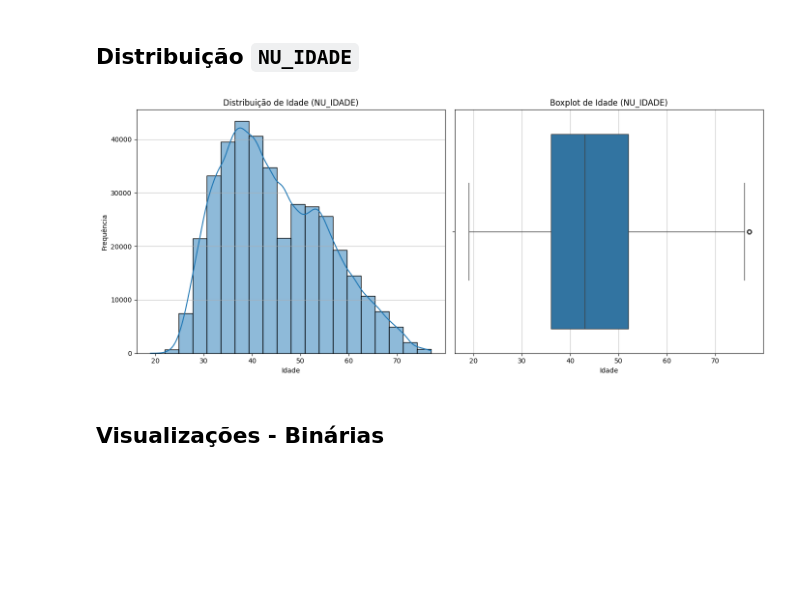
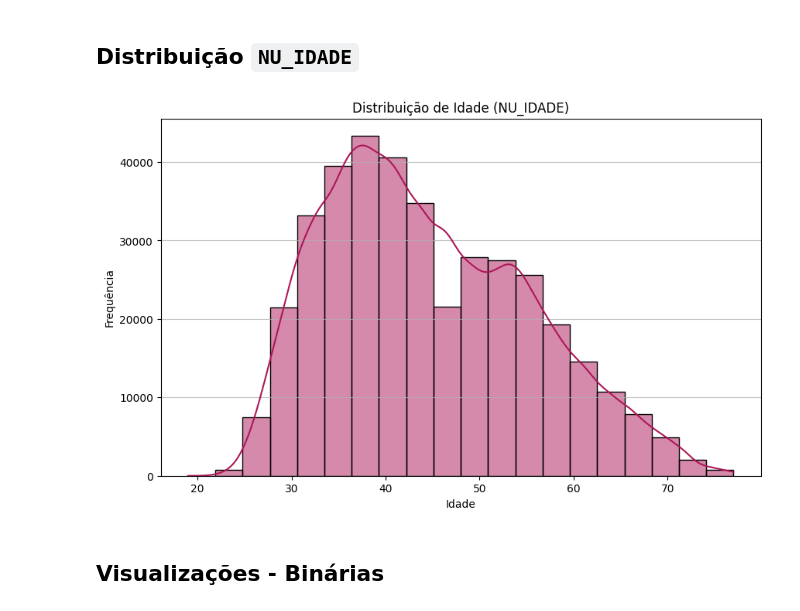
Before and after one commit to leandrottelles/ufu, a Jupyter notebook: Quem_produz_pesquisa_e_em_quais_condições_institucionais.ipynb, the cells around one changed output. Cells and saved outputs as stored; diff of their text form; code cells hidden in the pictures; blank space fills up the shorter version.

```diff
--- a/Quem_produz_pesquisa_e_em_quais_condições_institucionais.ipynb
+++ b/Quem_produz_pesquisa_e_em_quais_condições_institucionais.ipynb
@@ -605,19 +605,20 @@ Estatísticas descritivas (média, mediana, desvio padrão, quartis) e checagens
 
 Essas inspeções fundamentam escolhas subsequentes, como tratamento de outliers, agregação de categorias de baixa frequência e necessidade de técnicas de reamostragem.
 # %%
+colunas = [c for c in df_docente_anonimizado.columns if c != "NU_IDADE"]
+cor = sns.color_palette("rocket", 6)[2]  # tom intermediário da paleta
+
+
 fig, axes = plt.subplots(4, 4, figsize=(12, 10))
 axes = axes.flatten()
 
-for ax, col in zip(axes, df_docente_anonimizado.columns):
-    if df_docente_anonimizado[col].dtype.name == "category":
-        df_docente_anonimizado[col].value_counts().plot.bar(ax=ax)
-        ax.set_title(col)
-    else:
-        sns.histplot(df_docente_anonimizado[col], ax=ax, kde=True)
-        ax.set_title(col)
+for ax, col in zip(axes, colunas):
+    serie = df_docente_anonimizado[col]
+    serie.value_counts().plot.bar(ax=ax, color=cor)
+    ax.set_title(col)
 
 # Remove axes não usados
-for j in range(len(df_docente_anonimizado.columns), len(axes)):
+for j in range(len(colunas), len(axes)):
     fig.delaxes(axes[j])
 
 plt.tight_layout()
@@ -1154,33 +1190,24 @@ plt.show()
 # %% [markdown]
 ## Distribuição `NU_IDADE`
 # %%
-fig, axes = plt.subplots(1, 2, figsize=(14, 6))
+cor = sns.color_palette("rocket", 6)[2]  # tom intermediário da paleta
 
-# --- Histograma ---
+fig, axes = plt.subplots(1, 1, figsize=(10,6))
 sns.histplot(
-    df_treinamento['NU_IDADE'],
+    data=df_treinamento,
+    x='NU_IDADE',
     bins=20,
     kde=True,
-    ax=axes[0]
+    ax=axes,
+    color=cor
 )
-axes[0].set_title('Distribuição de Idade (NU_IDADE)')
-axes[0].set_xlabel('Idade')
-axes[0].set_ylabel('Frequência')
-axes[0].grid(axis='y', alpha=0.75)
-
-# --- Boxplot ---
-sns.boxplot(
-    x=df_treinamento['NU_IDADE'],
-    ax=axes[1]
-)
-axes[1].set_title('Boxplot de Idade (NU_IDADE)')
-axes[1].set_xlabel('Idade')
-axes[1].grid(axis='x', alpha=0.75)
-
-plt.tight_layout()
+axes.set_title('Distribuição de Idade (NU_IDADE)')
+axes.set_xlabel('Idade')
+axes.set_ylabel('Frequência')
+axes.grid(axis='y', alpha=0.75)
 plt.show()
 # %% [output]
-[figure, old version]
+[figure, new version]
 # %% [markdown]
 ## Visualizações - Binárias
 # %% [markdown]
```
Also changed, not shown: parts of 79 cells of this notebook.
